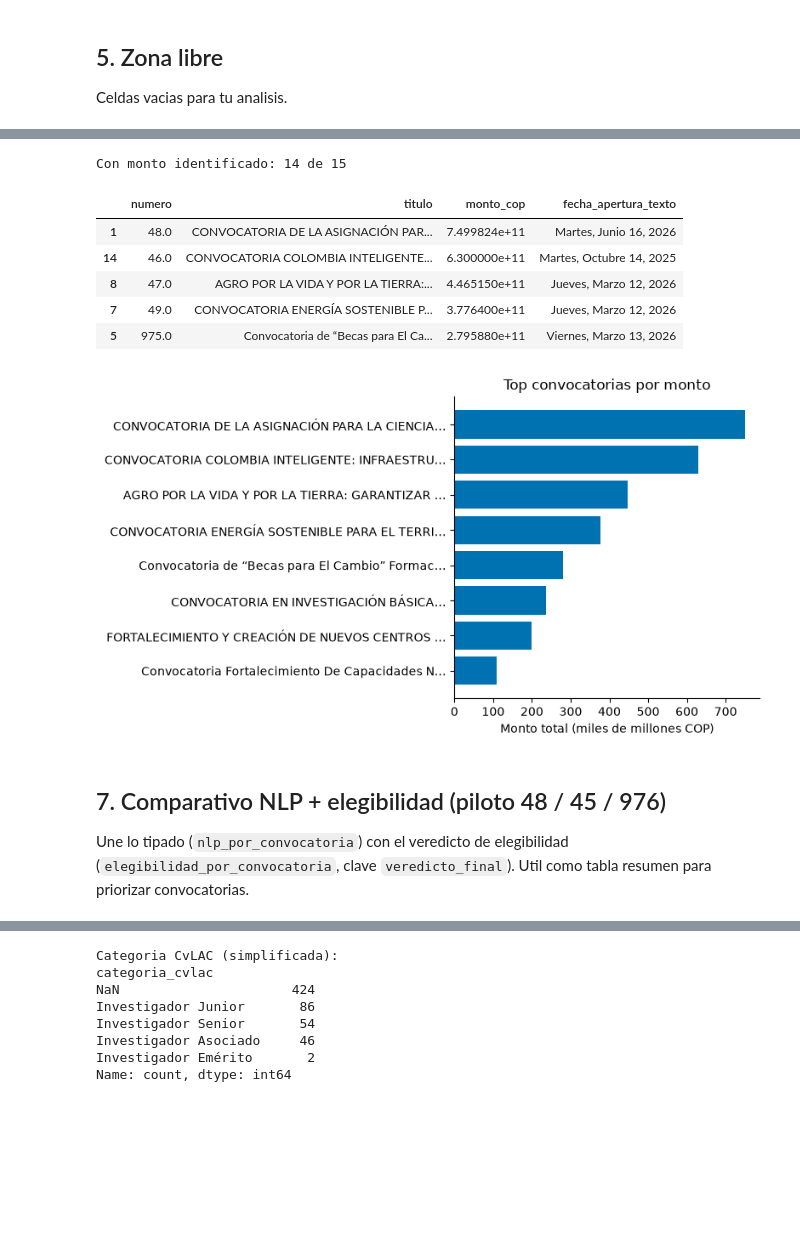
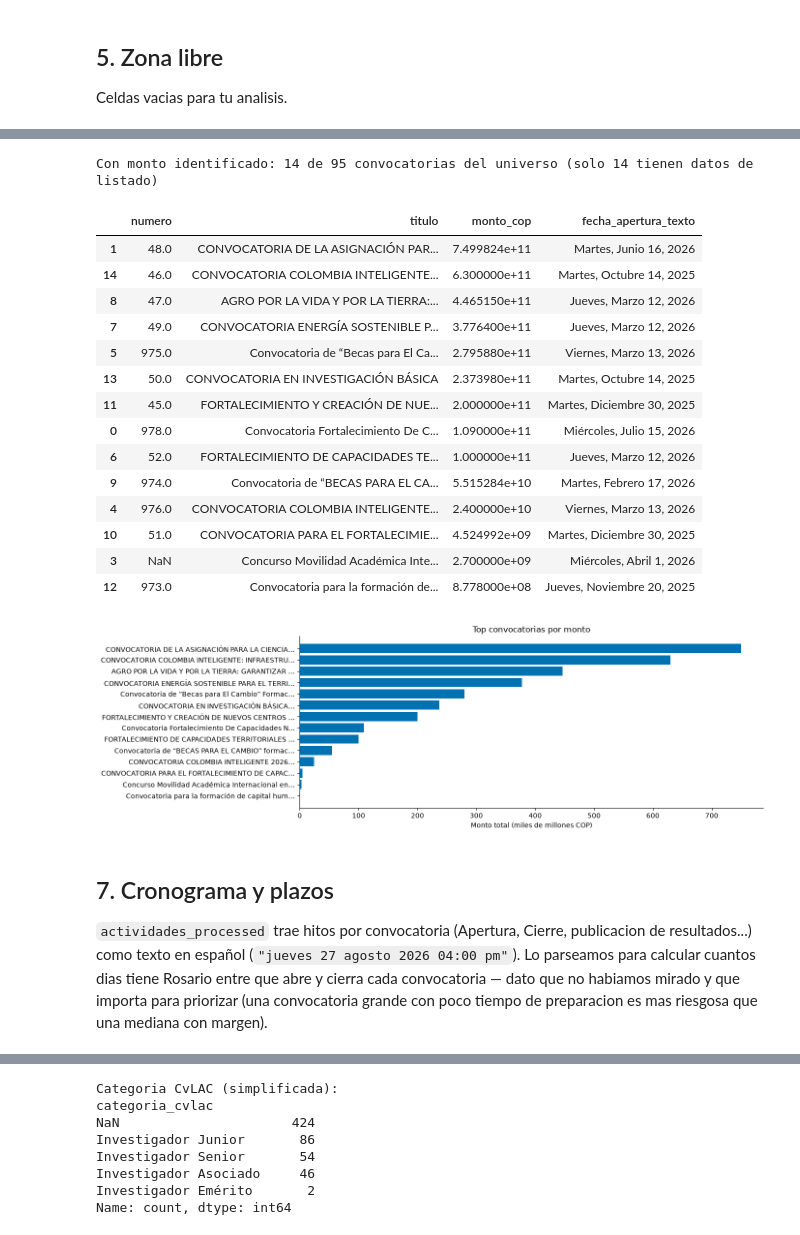
Before and after one commit to WhiterBy1/convocaur, a Jupyter notebook: laboratorio/andres/exploracion.ipynb, the cells around one changed output, grey strips where cells are left out. Cells and saved outputs as stored; diff of their text form; code cells hidden in the pictures; blank space fills up the shorter version.

```diff
--- a/laboratorio/andres/exploracion.ipynb
+++ b/laboratorio/andres/exploracion.ipynb
@@ -89,0 +54,33 @@ Elegibilidad 48: {'puede_postularse': True, 'modo': 'solo_en_alianza', 'rol_suge
+# %%
+# --- Minciencias ---
+listado = datos["minciencias"]["listado"]  # raw scrape; None si falta data/raw/minciencias/ localmente (ver catalogo_datos.md)
+convocatorias_processed = datos["minciencias"]["convocatorias_processed"]  # version limpia; no depende del raw
+actividades = datos["minciencias"]["actividades"]  # raw; None por el mismo motivo que listado
+actividades_processed = datos["minciencias"]["actividades_processed"]
+documentos = datos["minciencias"]["documentos"]  # raw; None por el mismo motivo que listado
+documentos_processed = datos["minciencias"]["documentos_processed"]
+
+nlp = datos["minciencias"]["nlp_por_convocatoria"]
+secciones = datos["minciencias"]["secciones_por_convocatoria"]
+elegibilidad = datos["minciencias"]["elegibilidad_por_convocatoria"]
+
+# --- Rosario ---
+docentes = datos["urosario"]["docentes"]
+sin_cvlac = datos["urosario"]["sin_cvlac"]
+
+print("Listado raw:", "no disponible localmente" if listado is None else f"{len(listado)} filas")
+print("Convocatorias processed:", None if convocatorias_processed is None else f"{len(convocatorias_processed)} filas")
+print(f"NLP: {len(nlp)} convocatorias | Elegibilidad calculada: {len(elegibilidad)} convocatorias")
+if "convocatoria_48" in nlp:
+    print("Objetivo 48:", (nlp["convocatoria_48"].get("objetivo") or "")[:240])
+    print("Elegibilidad 48:", elegibilidad.get("convocatoria_48", {}).get("veredicto_final"))
+
+# --- Mapa de cobertura: TODO el notebook usa 95 (NLP) como universo de referencia. ---
+# convocatorias_processed/actividades_processed/documentos_processed son un SUBCONJUNTO
+# de esas 95 (verificado: listado ⊂ nlp, elegibilidad ⊂ listado ⊂ nlp), no un grupo aparte.
+n_universo = len(nlp)
+n_con_listado = convocatorias_processed["numero"].notna().sum() if convocatorias_processed is not None else 0
+n_con_elegibilidad = len(elegibilidad)
+print()
+print(f"Mapa de cobertura -> universo NLP: {n_universo} | con datos de listado (monto/cronograma/documentos): {n_con_listado} | con elegibilidad calculada: {n_con_elegibilidad}")
+print("Todas las secciones de abajo reportan sus conteos contra ese mismo universo de 95, no contra denominadores distintos.")
@@ -157,35 +167,45 @@ def parse_monto_cop(texto: str) -> float | None:
     limpio = re.sub(r"[^0-9]", "", texto)
     return float(limpio) if limpio else None
 
-df_convocatorias = listado.copy()
+df_convocatorias = convocatorias_processed.copy()
 df_convocatorias["monto_cop"] = df_convocatorias["total_recursos_texto"].apply(parse_monto_cop)
 
-print(f"Con monto identificado: {df_convocatorias['monto_cop'].notna().sum()} de {len(df_convocatorias)}")
+n_con_listado = df_convocatorias["numero"].notna().sum()
+print(f"Con monto identificado: {df_convocatorias['monto_cop'].notna().sum()} de {len(nlp)} convocatorias del universo (solo {n_con_listado} tienen datos de listado)")
 df_convocatorias[["numero", "titulo", "monto_cop", "fecha_apertura_texto"]].sort_values(
     "monto_cop", ascending=False
-).head(5)
+).head(14)
 # %% [output]
-Con monto identificado: 14 de 15
+Con monto identificado: 14 de 95 convocatorias del universo (solo 14 tienen datos de listado)
 |  | numero | titulo | monto_cop | fecha_apertura_texto |
 | 1 | 48.0 | CONVOCATORIA DE LA ASIGNACIÓN PAR... | 7.499824e+11 | Martes, Junio 16, 2026 |
 | 14 | 46.0 | CONVOCATORIA COLOMBIA INTELIGENTE... | 6.300000e+11 | Martes, Octubre 14, 2025 |
 | 8 | 47.0 | AGRO POR LA VIDA Y POR LA TIERRA:... | 4.465150e+11 | Jueves, Marzo 12, 2026 |
 | 7 | 49.0 | CONVOCATORIA ENERGÍA SOSTENIBLE P... | 3.776400e+11 | Jueves, Marzo 12, 2026 |
 | 5 | 975.0 | Convocatoria de “Becas para El Ca... | 2.795880e+11 | Viernes, Marzo 13, 2026 |
+| 13 | 50.0 | CONVOCATORIA EN INVESTIGACIÓN BÁSICA | 2.373980e+11 | Martes, Octubre 14, 2025 |
+| 11 | 45.0 | FORTALECIMIENTO Y CREACIÓN DE NUE... | 2.000000e+11 | Martes, Diciembre 30, 2025 |
+| 0 | 978.0 | Convocatoria Fortalecimiento De C... | 1.090000e+11 | Miércoles, Julio 15, 2026 |
+| 6 | 52.0 | FORTALECIMIENTO DE CAPACIDADES TE... | 1.000000e+11 | Jueves, Marzo 12, 2026 |
+| 9 | 974.0 | Convocatoria de “BECAS PARA EL CA... | 5.515284e+10 | Martes, Febrero 17, 2026 |
+| 4 | 976.0 | CONVOCATORIA COLOMBIA INTELIGENTE... | 2.400000e+10 | Viernes, Marzo 13, 2026 |
+| 10 | 51.0 | CONVOCATORIA PARA EL FORTALECIMIE... | 4.524992e+09 | Martes, Diciembre 30, 2025 |
+| 3 | NaN | Concurso Movilidad Académica Inte... | 2.700000e+09 | Miércoles, Abril 1, 2026 |
+| 12 | 973.0 | Convocatoria para la formación de... | 8.778000e+08 | Jueves, Noviembre 20, 2025 |
 # %%
-top_montos = df_convocatorias.dropna(subset=["monto_cop"]).sort_values("monto_cop").tail(8).copy()
+top_montos = df_convocatorias.dropna(subset=["monto_cop"]).sort_values("monto_cop").tail(14).copy()
 top_montos["titulo_corto"] = top_montos["titulo"].str.slice(0, 45) + "…"
 
-fig, ax = plt.subplots(figsize=(8, 4.5))
+fig, ax = plt.subplots(figsize=(14, 4.5))
 ax.barh(top_montos["titulo_corto"], top_montos["monto_cop"] / 1e9, color="#0072B2")
 ax.set_xlabel("Monto total (miles de millones COP)")
 ax.set_title("Top convocatorias por monto")
 ax.spines[["top", "right"]].set_visible(False)
 fig.tight_layout()
 plt.show()
 # %% [output]
-[figure, old version]
+[figure, new version]
-# %% [markdown]
-## 7. Comparativo NLP + elegibilidad (piloto 48 / 45 / 976)
-
-Une lo tipado (`nlp_por_convocatoria`) con el veredicto de elegibilidad (`elegibilidad_por_convocatoria`, clave `veredicto_final`). Util como tabla resumen para priorizar convocatorias.
+# %% [markdown]
+## 7. Cronograma y plazos
+
+`actividades_processed` trae hitos por convocatoria (Apertura, Cierre, publicacion de resultados...) como texto en español (`"jueves 27 agosto 2026 04:00 pm"`). Lo parseamos para calcular cuantos dias tiene Rosario entre que abre y cierra cada convocatoria — dato que no habiamos mirado y que importa para priorizar (una convocatoria grande con poco tiempo de preparacion es mas riesgosa que una mediana con margen).
```
Also changed, not shown: parts of 29 cells of this notebook, 9 other files.
